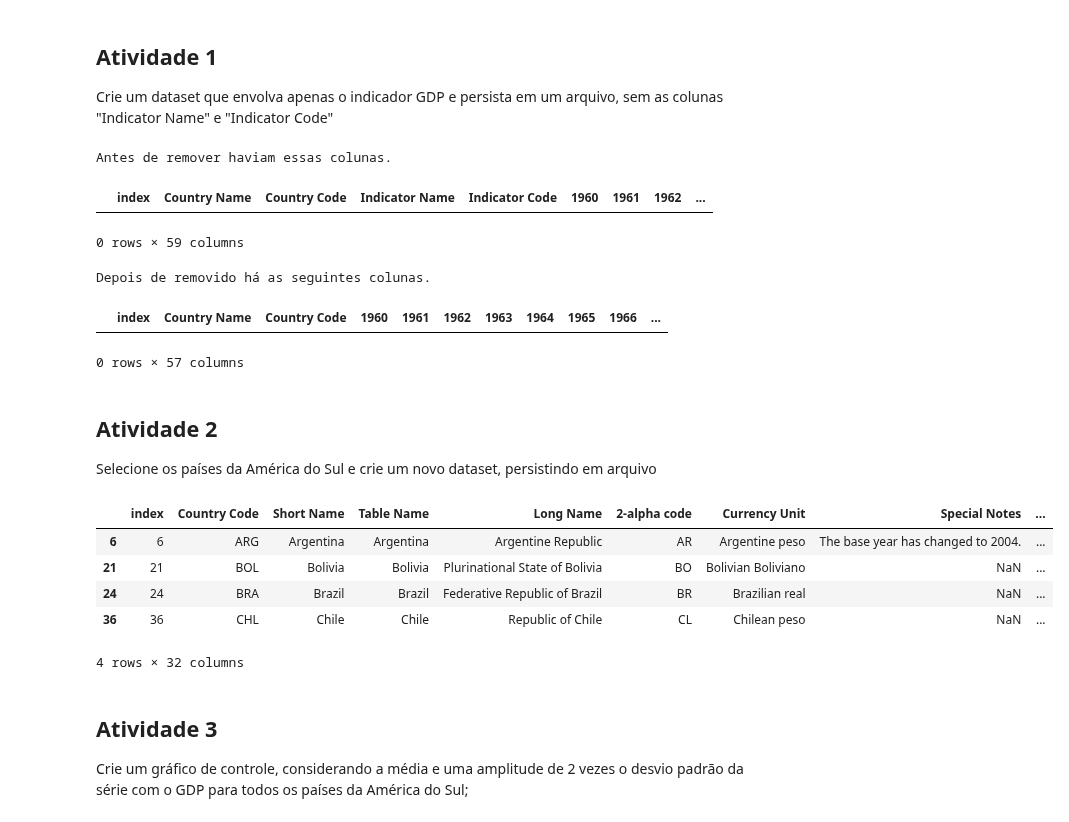
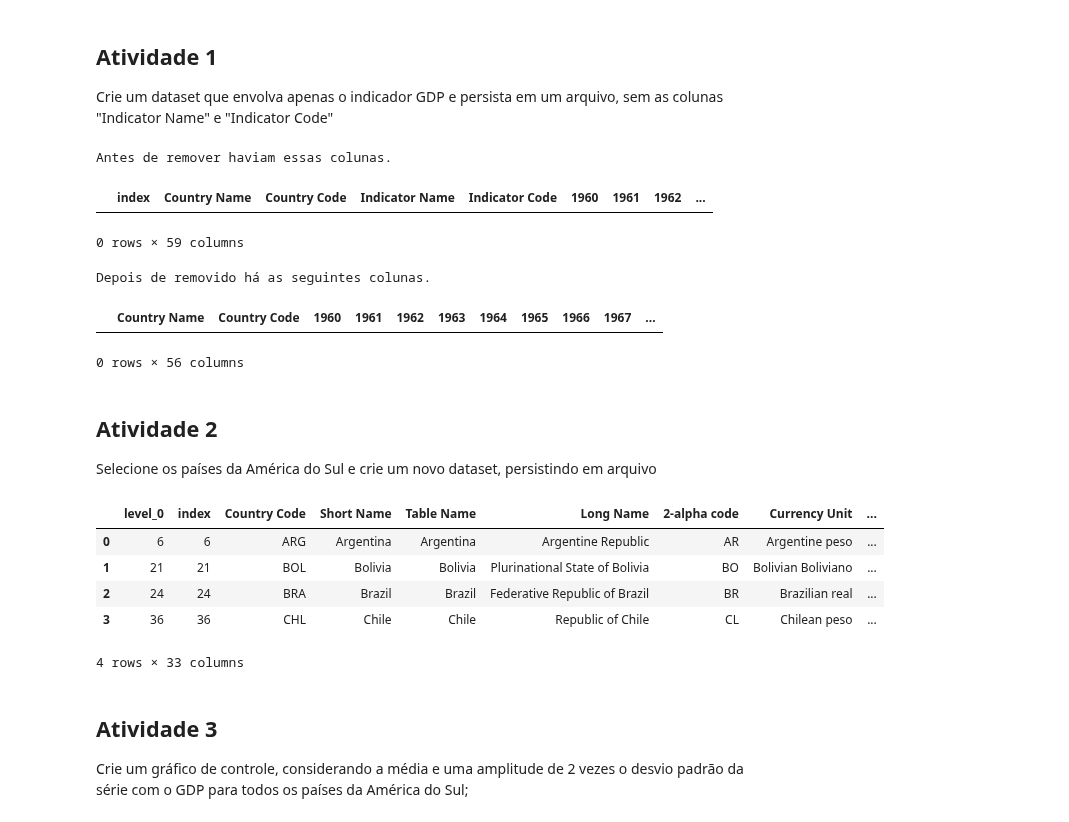
Before and after one commit to sganzerla/DPS852-Data-Science, a Jupyter notebook: T2/t2.ipynb, the cells around one changed output. Drawn from its saved outputs; the diff is of its cells as text; code cells hidden in the pictures.

```diff
--- a/T2/t2.ipynb
+++ b/T2/t2.ipynb
@@ -24,7 +24,7 @@ df_gpd = df_dados.query("`Indicator Name` in @filtro")
 print("Antes de remover haviam essas colunas.")
 display(df_gpd.head(0))
 
-df_gpd = df_gpd.drop(['Indicator Name', 'Indicator Code'], axis = 1)
+df_gpd = df_gpd.drop(['Indicator Name', 'Indicator Code', 'index'], axis = 1)
 print("Depois de removido há as seguintes colunas.")
 display(df_gpd.head(0))
 
@@ -35,35 +35,35 @@ Antes de remover haviam essas colunas.
 |  | index | Country Name | Country Code | Indicator Name | Indicator Code | 1960 | 1961 | 1962 | ... |
 0 rows × 59 columns
 Depois de removido há as seguintes colunas.
-|  | index | Country Name | Country Code | 1960 | 1961 | 1962 | 1963 | 1964 | 1965 | 1966 | ... |
+|  | Country Name | Country Code | 1960 | 1961 | 1962 | 1963 | 1964 | 1965 | 1966 | 1967 | ... |
-0 rows × 57 columns
+0 rows × 56 columns
 # %% [markdown]
 ## Atividade 2
 Selecione os países da América do Sul e crie um novo dataset, persistindo em arquivo
 # %%
-caminho = './'
 arquivo = 'dataset_bancomundial_paises.csv'
 
 filtro_paises_sul_americanos = ['ARG', 'BRA', 'BOL',  'CHL', 'COL', 'ECU', 'GUY', 'PER', 'PRY', 'SUR', 'URY', 'VEN']
 
 # lendo o arquivo
 df_paises = pd.read_csv(caminho + arquivo, sep = ';', decimal = ',')
 
 # filtrar ocorrencias de varios termos em uma coluna
 df_paises_sul_americanos = df_paises.query("`Country Code` in @filtro_paises_sul_americanos")
 
+df_paises_sul_americanos.reset_index(inplace=True)
 
 # criando arquivo com dataframe
 df_paises_sul_americanos.to_csv('dataset_paises_sul_americanos_ex2.csv', sep = ';', decimal = ',')
 
 df_paises_sul_americanos.head(4)
 # %% [output]
-|  | index | Country Code | Short Name | Table Name | Long Name | 2-alpha code | Currency Unit | Special Notes | ... |
-| 6 | 6 | ARG | Argentina | Argentina | Argentine Republic | AR | Argentine peso | The base year has changed to 2004. | ... |
-| 21 | 21 | BOL | Bolivia | Bolivia | Plurinational State of Bolivia | BO | Bolivian Boliviano | NaN | ... |
-| 24 | 24 | BRA | Brazil | Brazil | Federative Republic of Brazil | BR | Brazilian real | NaN | ... |
-| 36 | 36 | CHL | Chile | Chile | Republic of Chile | CL | Chilean peso | NaN | ... |
+|  | level_0 | index | Country Code | Short Name | Table Name | Long Name | 2-alpha code | Currency Unit | ... |
+| 0 | 6 | 6 | ARG | Argentina | Argentina | Argentine Republic | AR | Argentine peso | ... |
+| 1 | 21 | 21 | BOL | Bolivia | Bolivia | Plurinational State of Bolivia | BO | Bolivian Boliviano | ... |
+| 2 | 24 | 24 | BRA | Brazil | Brazil | Federative Republic of Brazil | BR | Brazilian real | ... |
+| 3 | 36 | 36 | CHL | Chile | Chile | Republic of Chile | CL | Chilean peso | ... |
-4 rows × 32 columns
+4 rows × 33 columns
 # %% [markdown]
 ## Atividade 3
 Crie um gráfico de controle, considerando a média e uma amplitude de 2 vezes o desvio padrão da série com o GDP para todos os países da América do Sul;
```
Also changed, not shown: parts of 7 cells of this notebook, 5 other files.
